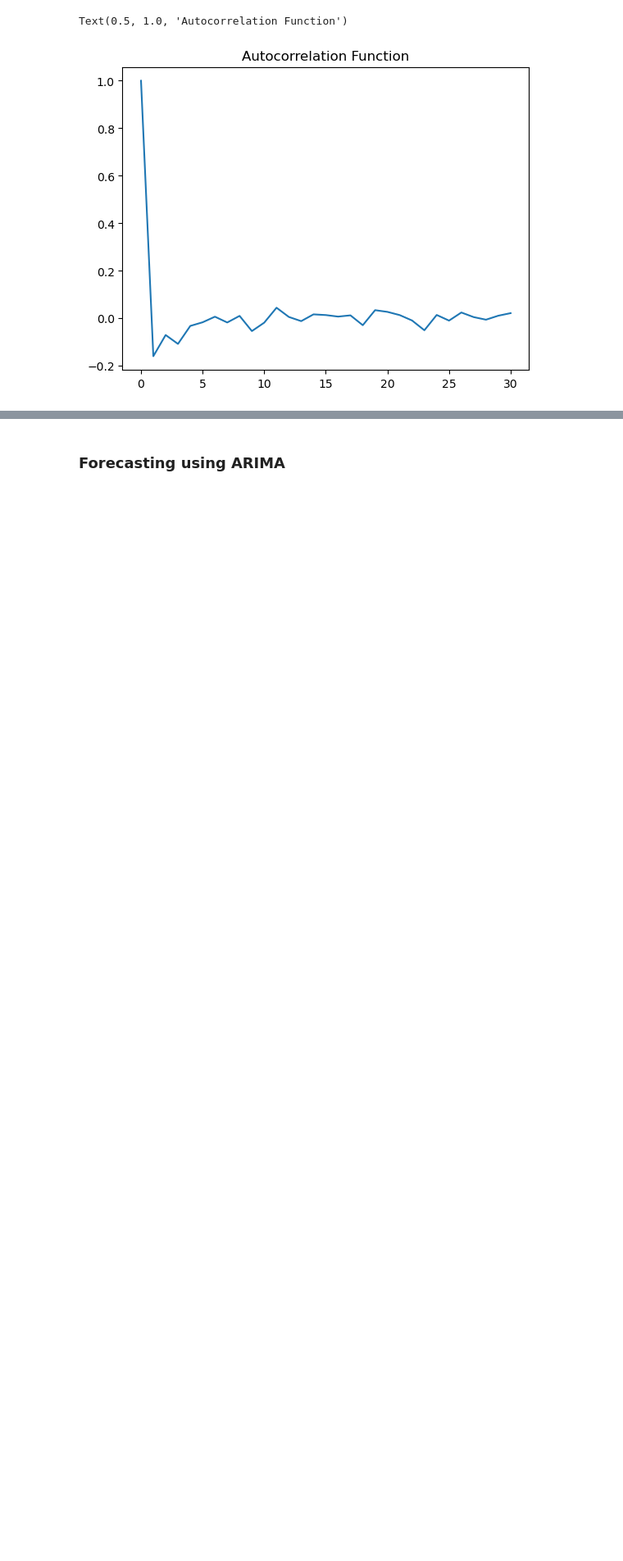
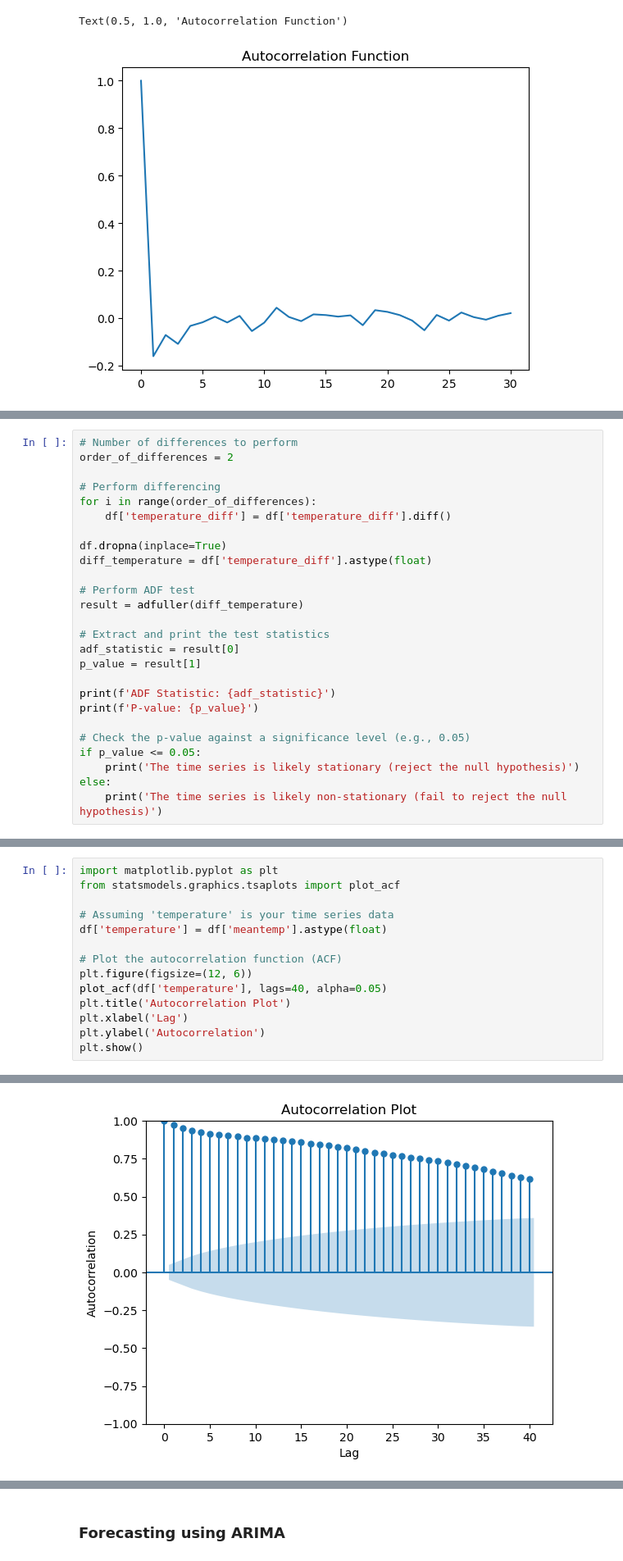
Before and after one commit to gscibi/tutorials, a Jupyter notebook: Time Series/time_series.ipynb, the cells around one changed output, grey strips where cells are left out. Shown at 82% size. Drawn from its saved outputs; the diff is of its cells as text; blank space fills up the shorter version.

```diff
--- a/Time Series/time_series.ipynb
+++ b/Time Series/time_series.ipynb
@@ -156,0 +194,26 @@ Text(0.5, 1.0, 'Autocorrelation Function')
+# %%
+# Number of differences to perform
+order_of_differences = 2
+
+# Perform differencing
+for i in range(order_of_differences):
+    df['temperature_diff'] = df['temperature_diff'].diff()
+
+df.dropna(inplace=True)
+diff_temperature = df['temperature_diff'].astype(float)
+
+# Perform ADF test
+result = adfuller(diff_temperature)
+
+# Extract and print the test statistics
+adf_statistic = result[0]
+p_value = result[1]
+
+print(f'ADF Statistic: {adf_statistic}')
+print(f'P-value: {p_value}')
+
+# Check the p-value against a significance level (e.g., 0.05)
+if p_value <= 0.05:
+    print('The time series is likely stationary (reject the null hypothesis)')
+else:
+    print('The time series is likely non-stationary (fail to reject the null hypothesis)')
@@ -156,0 +224,15 @@ Text(0.5, 1.0, 'Autocorrelation Function')
+# %%
+import matplotlib.pyplot as plt
+from statsmodels.graphics.tsaplots import plot_acf
+
+# Assuming 'temperature' is your time series data
+df['temperature'] = df['meantemp'].astype(float)
+
+# Plot the autocorrelation function (ACF)
+plt.figure(figsize=(12, 6))
+plot_acf(df['temperature'], lags=40, alpha=0.05)
+plt.title('Autocorrelation Plot')
+plt.xlabel('Lag')
+plt.ylabel('Autocorrelation')
+plt.show()
+# %% [output]
@@ -156,0 +240 @@ Text(0.5, 1.0, 'Autocorrelation Function')
+[figure, added]
```
Also changed, not shown: parts of 8 cells of this notebook, 1 other file.
